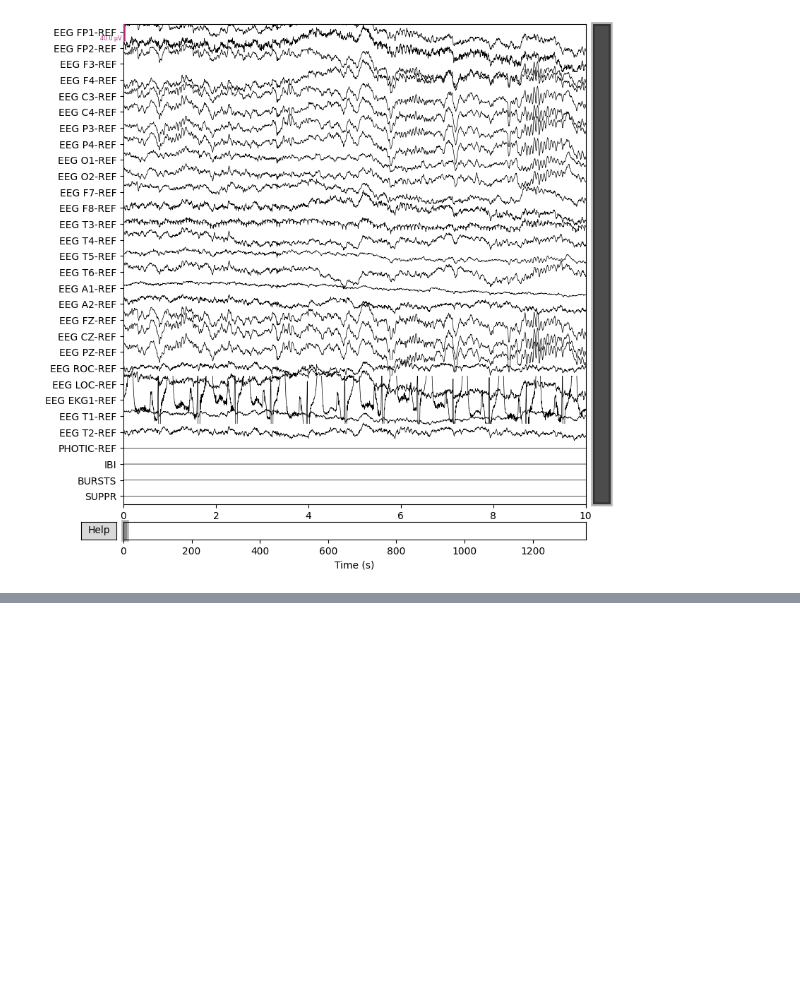
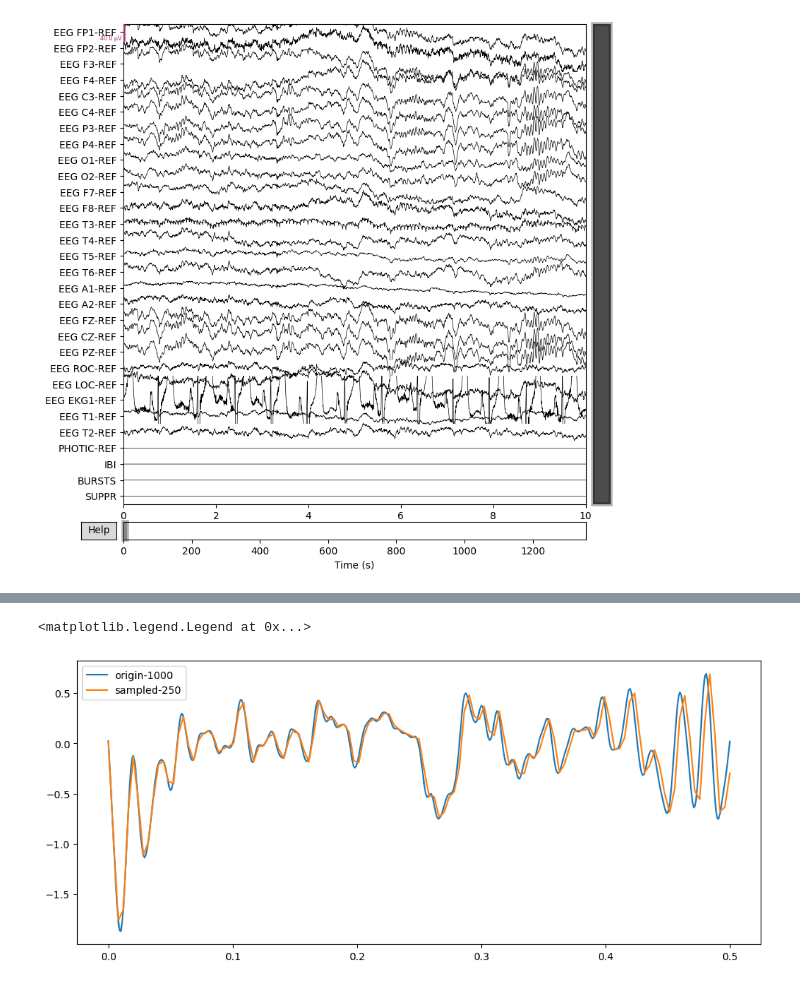
Before and after one commit to Shchetinnikov/EEGtoImageDecoder, a Jupyter notebook: notebooks/preproc_exp.ipynb, the cells around one changed output, grey strips where cells are left out. Saved outputs shown, nothing was run; the diff lists cells and outputs as text; code cells hidden in the pictures; blank space fills up the shorter version.

```diff
--- a/notebooks/preproc_exp.ipynb
+++ b/notebooks/preproc_exp.ipynb
@@ -933,0 +1053,16 @@ Using matplotlib as 2D backend.
+# %%
+import matplotlib.pyplot as plt
+import numpy as np
+
+raw_i = np.array(sample1[2], dtype=np.floating)
+raw_j = mne.filter.resample(raw_i, up=1, down=1000/500)
+raw_k = mne.filter.resample(raw_i, up=1, down=1000/250)
+
+plt.figure(figsize=(12, 5))
+plt.plot(np.linspace(0, 0.5, raw_i.shape[0]), raw_i, label='origin-1000');
+# plt.plot(np.linspace(0, 0.5, raw_j.shape[0]), raw_j, label='sampled-500');
+plt.plot(np.linspace(0, 0.5, raw_k.shape[0]), raw_k, label='sampled-250');
+plt.legend()
+# %% [output]
+<matplotlib.legend.Legend at 0x...>
+[figure, added]
```
Also changed, not shown: parts of 9 cells of this notebook, 4 other files.
